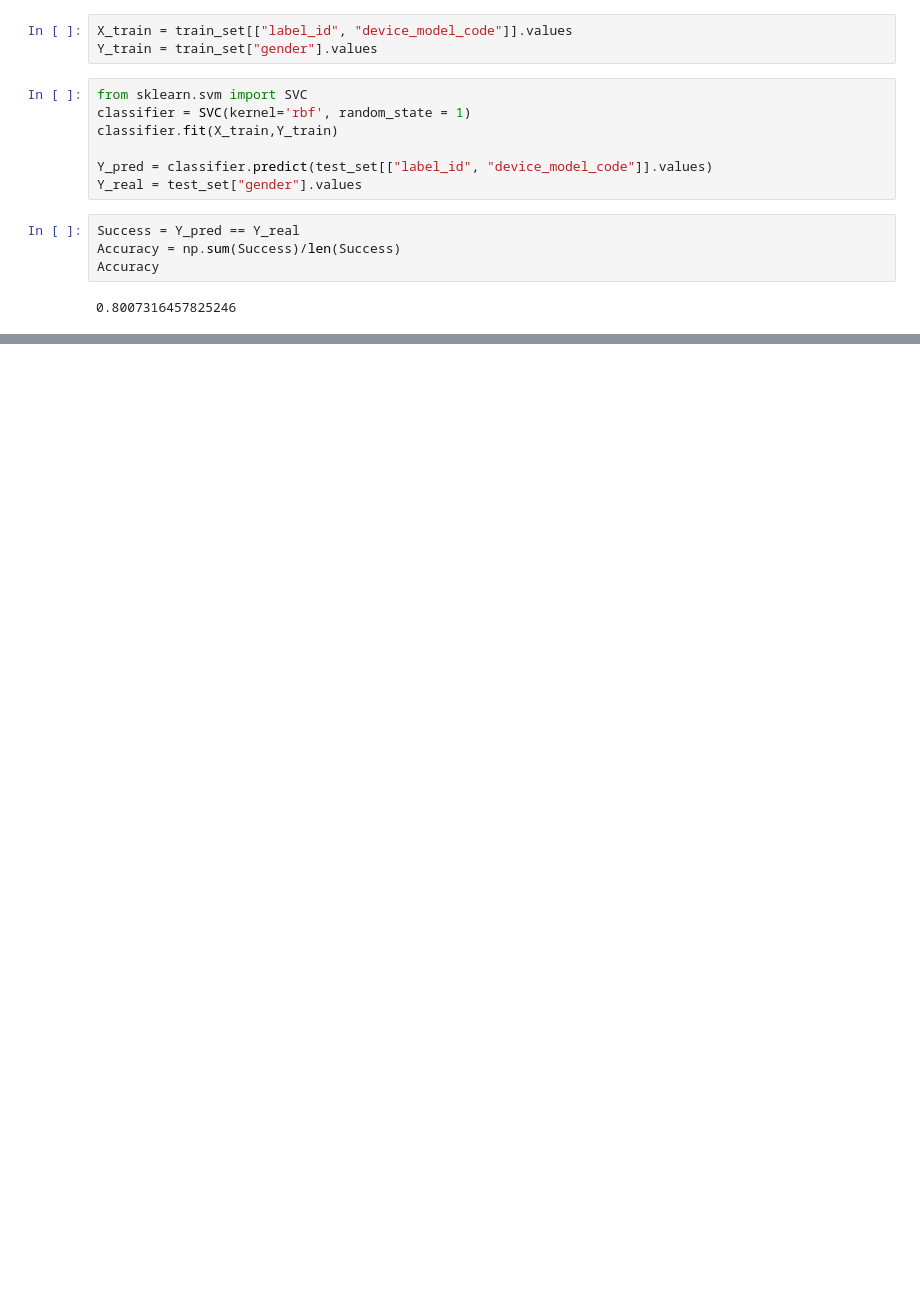
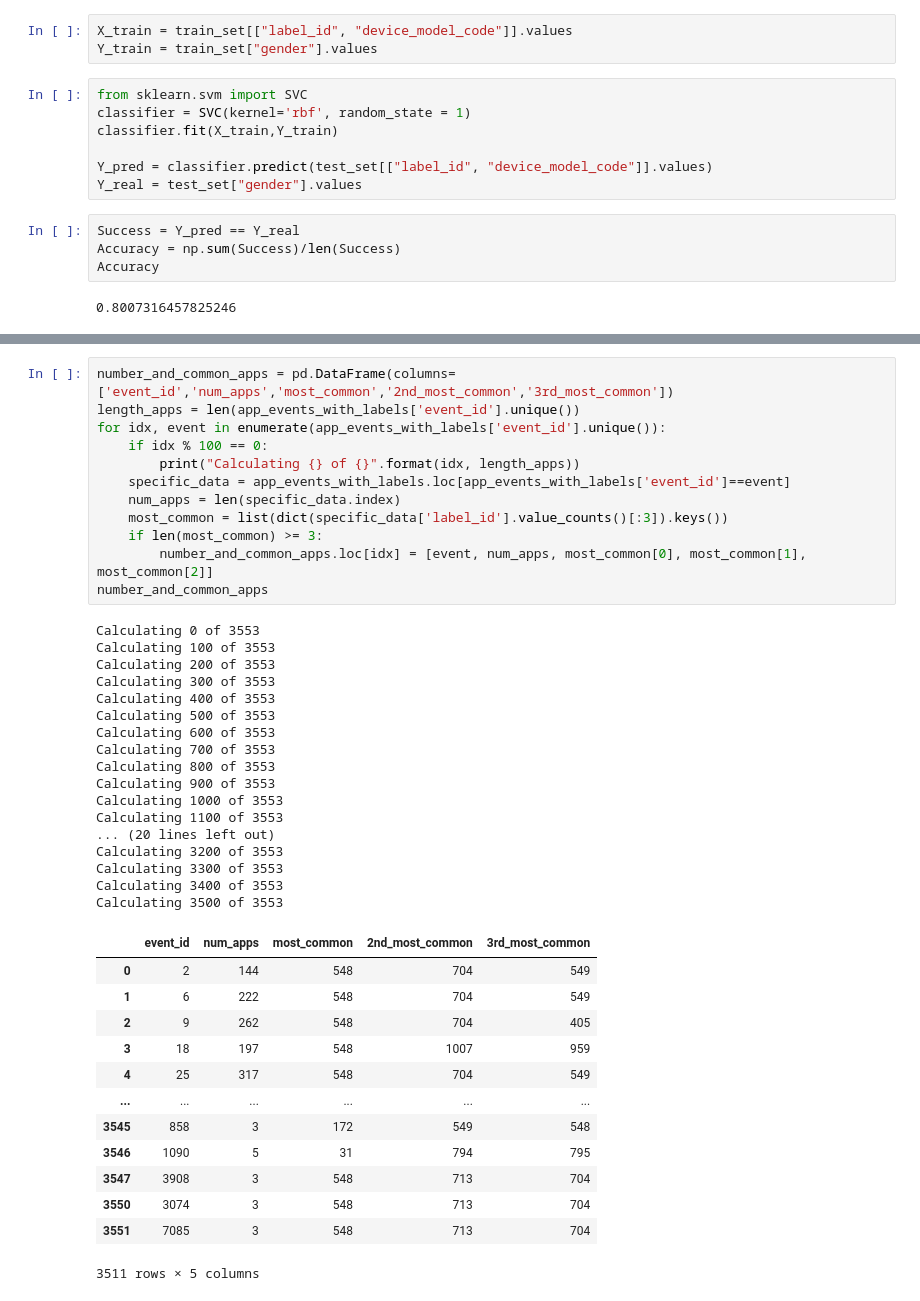
Before and after one commit to katherine501/talkingdata, a Jupyter notebook: EDA_Alex.ipynb, the cells around one changed output, grey strips where cells are left out. Saved outputs shown, nothing was run; the diff lists cells and outputs as text; blank space fills up the shorter version.

```diff
--- a/EDA_Alex.ipynb
+++ b/EDA_Alex.ipynb
@@ -141,0 +154,43 @@ Accuracy
+# %%
+number_and_common_apps = pd.DataFrame(columns=['event_id','num_apps','most_common','2nd_most_common','3rd_most_common'])
+length_apps = len(app_events_with_labels['event_id'].unique())
+for idx, event in enumerate(app_events_with_labels['event_id'].unique()):
+    if idx % 100 == 0:
+        print("Calculating {} of {}".format(idx, length_apps))
+    specific_data = app_events_with_labels.loc[app_events_with_labels['event_id']==event]
+    num_apps = len(specific_data.index)
+    most_common = list(dict(specific_data['label_id'].value_counts()[:3]).keys())
+    if len(most_common) >= 3:
+        number_and_common_apps.loc[idx] = [event, num_apps, most_common[0], most_common[1], most_common[2]]
+number_and_common_apps
+# %% [output]
+Calculating 0 of 3553
+Calculating 100 of 3553
+Calculating 200 of 3553
+Calculating 300 of 3553
+Calculating 400 of 3553
+Calculating 500 of 3553
+Calculating 600 of 3553
+Calculating 700 of 3553
+Calculating 800 of 3553
+Calculating 900 of 3553
+Calculating 1000 of 3553
+Calculating 1100 of 3553
+... (20 lines left out)
+Calculating 3200 of 3553
+Calculating 3300 of 3553
+Calculating 3400 of 3553
+Calculating 3500 of 3553
+|  | event_id | num_apps | most_common | 2nd_most_common | 3rd_most_common |
+| 0 | 2 | 144 | 548 | 704 | 549 |
+| 1 | 6 | 222 | 548 | 704 | 549 |
+| 2 | 9 | 262 | 548 | 704 | 405 |
+| 3 | 18 | 197 | 548 | 1007 | 959 |
+| 4 | 25 | 317 | 548 | 704 | 549 |
+| ... | ... | ... | ... | ... | ... |
+| 3545 | 858 | 3 | 172 | 549 | 548 |
+| 3546 | 1090 | 5 | 31 | 794 | 795 |
+| 3547 | 3908 | 3 | 548 | 713 | 704 |
+| 3550 | 3074 | 3 | 548 | 713 | 704 |
+| 3551 | 7085 | 3 | 548 | 713 | 704 |
+3511 rows × 5 columns
```
Also changed, not shown: parts of 8 cells of this notebook, 1 other file.
